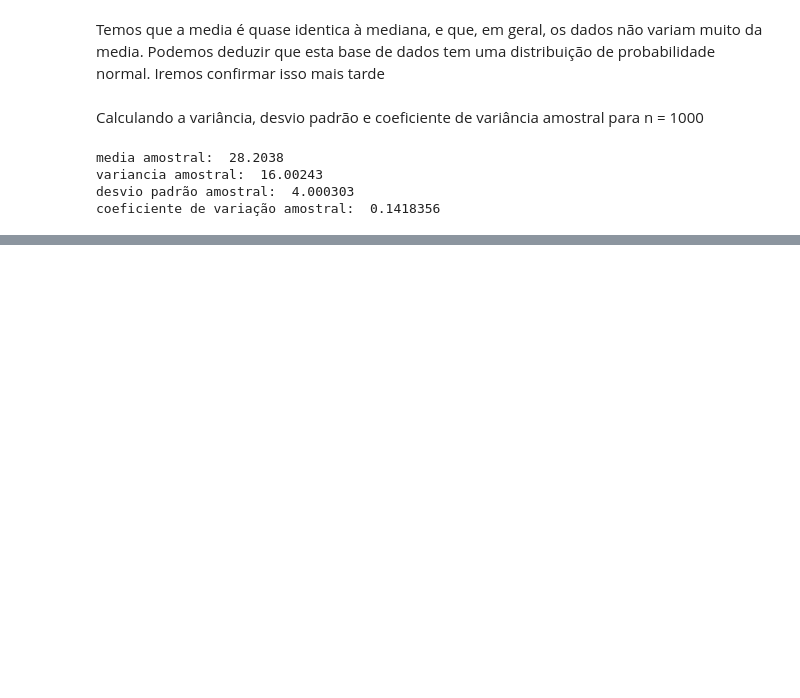
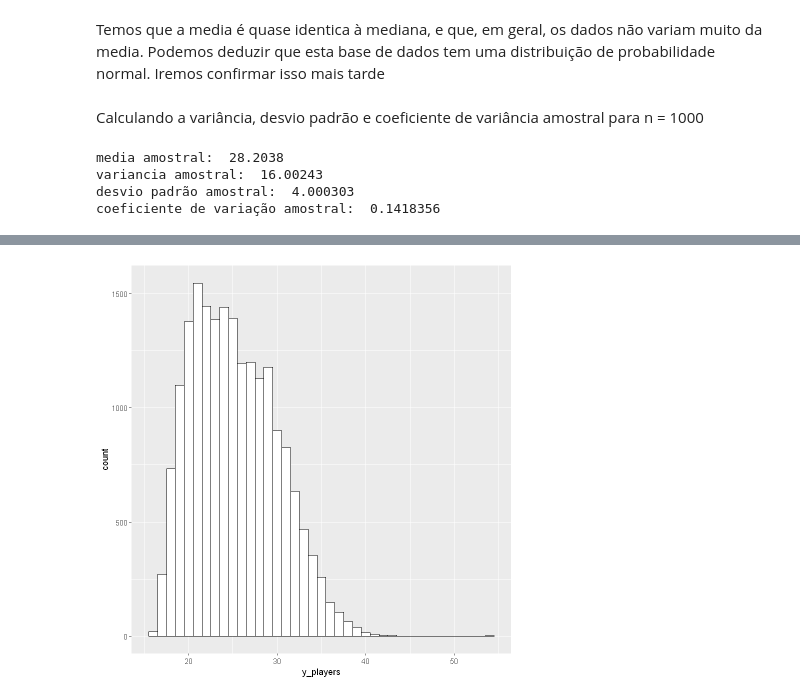
Before and after one commit to Gustavo-V-M/av_continuada_3, a Jupyter notebook: analises.ipynb, the cells around one changed output, grey strips where cells are left out. Cells and saved outputs as stored; diff of their text form; code cells hidden in the pictures; blank space fills up the shorter version.

```diff
--- a/analises.ipynb
+++ b/analises.ipynb
@@ -72,0 +84,5 @@ coeficiente de variação amostral:  0.1418356
+# %%
+p <- ggplot(data, aes(x = y_players)) + geom_histogram(color="black", fill = "white", binwidth = 1)
+p
+# %% [output]
+[figure, added]
```
Also changed, not shown: parts of 11 cells of this notebook.
